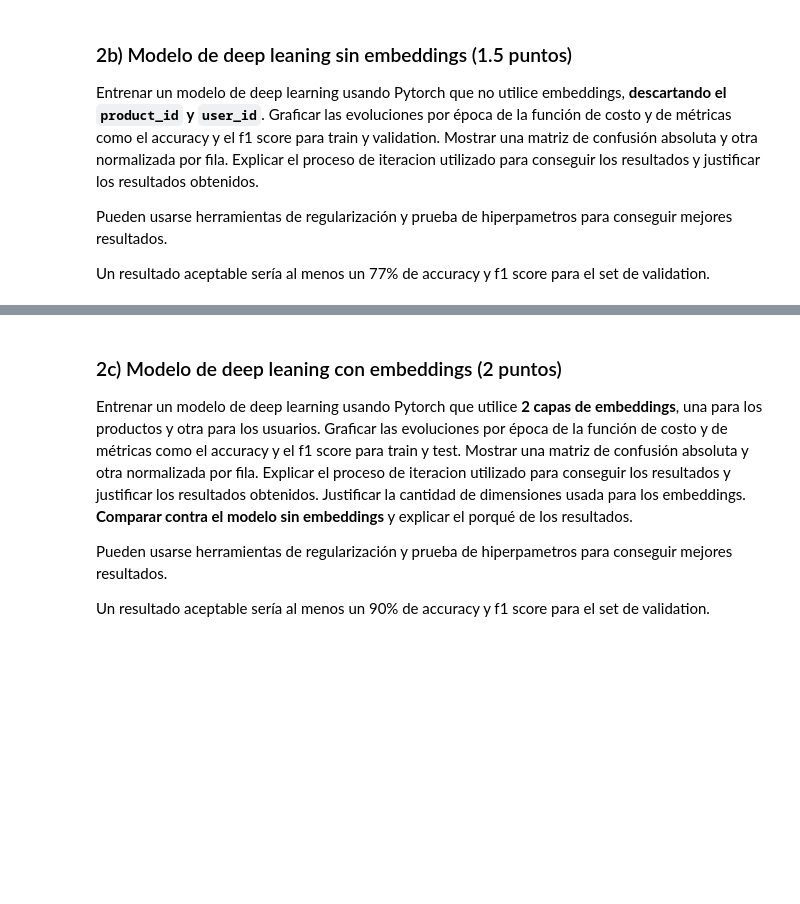
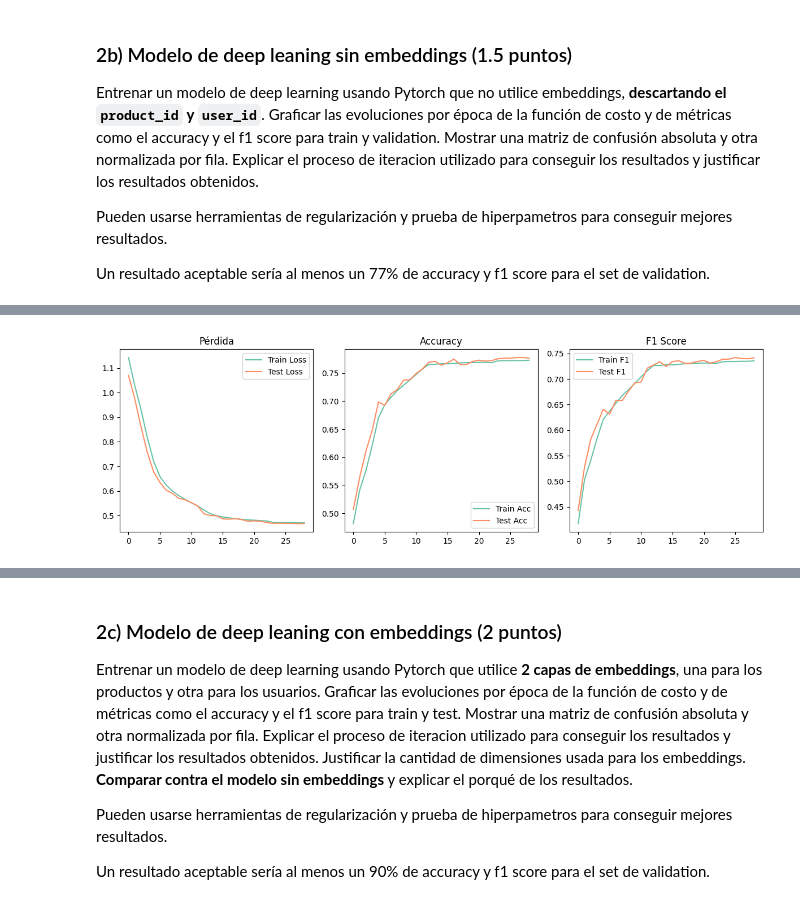
Before and after one commit to emiliano-ipa/CEIA-DeepLearning-TPs, a Jupyter notebook: Emiliano_Iparraguirre_DL_TP1_Co20.ipynb, the cells around one changed output, grey strips where cells are left out. Saved outputs shown, nothing was run; the diff lists cells and outputs as text; code cells hidden in the pictures; blank space fills up the shorter version.

```diff
--- a/Emiliano_Iparraguirre_DL_TP1_Co20.ipynb
+++ b/Emiliano_Iparraguirre_DL_TP1_Co20.ipynb
@@ -1220,0 +1345,20 @@ Un resultado aceptable sería al menos un 77% de accuracy y f1 score para el set
+# %%
+# Early Stopping
+class EarlyStopping:
+    def __init__(self, patience=5, min_delta=0.002):
+        self.patience = patience
+        self.min_delta = min_delta
+        self.counter = 0
+        self.best_loss = None
+        self.early_stop = False
+
+    def __call__(self, val_loss):
+        if self.best_loss is None:
+            self.best_loss = val_loss
+        elif val_loss < self.best_loss - self.min_delta:
+            self.best_loss = val_loss
+            self.counter = 0
+        else:
+            self.counter += 1
+            if self.counter >= self.patience:
+                self.early_stop = True
@@ -1220,0 +1460,29 @@ Un resultado aceptable sería al menos un 77% de accuracy y f1 score para el set
+# %%
+# Graficar resultados
+plt.figure(figsize=(12, 4))
+
+# Pérdida
+plt.subplot(1, 3, 1)
+plt.plot(train_loss_hist, label='Train Loss')
+plt.plot(test_loss_hist, label='Test Loss')
+plt.title("Pérdida")
+plt.legend()
+
+# Accuracy
+plt.subplot(1, 3, 2)
+plt.plot(train_acc_hist, label='Train Acc')
+plt.plot(test_acc_hist, label='Test Acc')
+plt.title("Accuracy")
+plt.legend()
+
+# F1 Score
+plt.subplot(1, 3, 3)
+plt.plot(train_f1_hist, label='Train F1')
+plt.plot(test_f1_hist, label='Test F1')
+plt.title("F1 Score")
+plt.legend()
+
+plt.tight_layout()
+plt.show()
+# %% [output]
+[figure, added]
```
Also changed, not shown: parts of 35 cells of this notebook.
